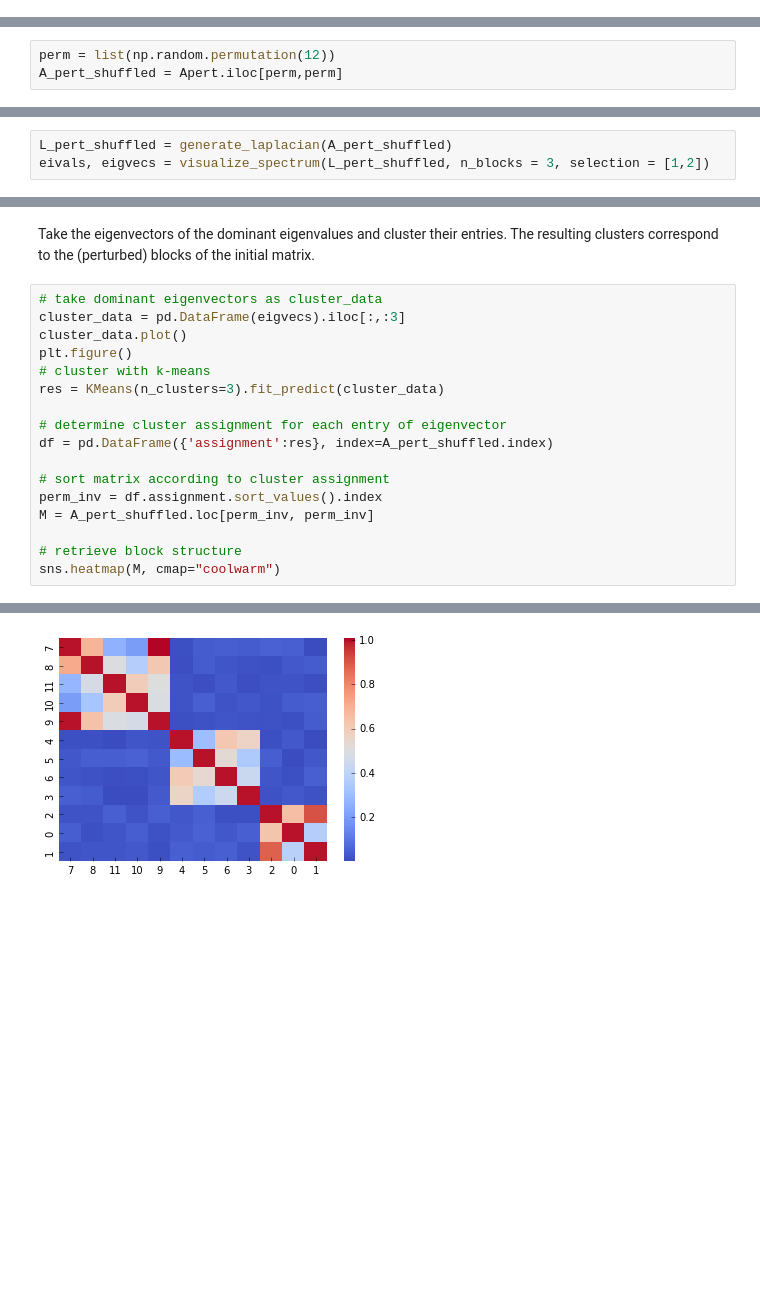
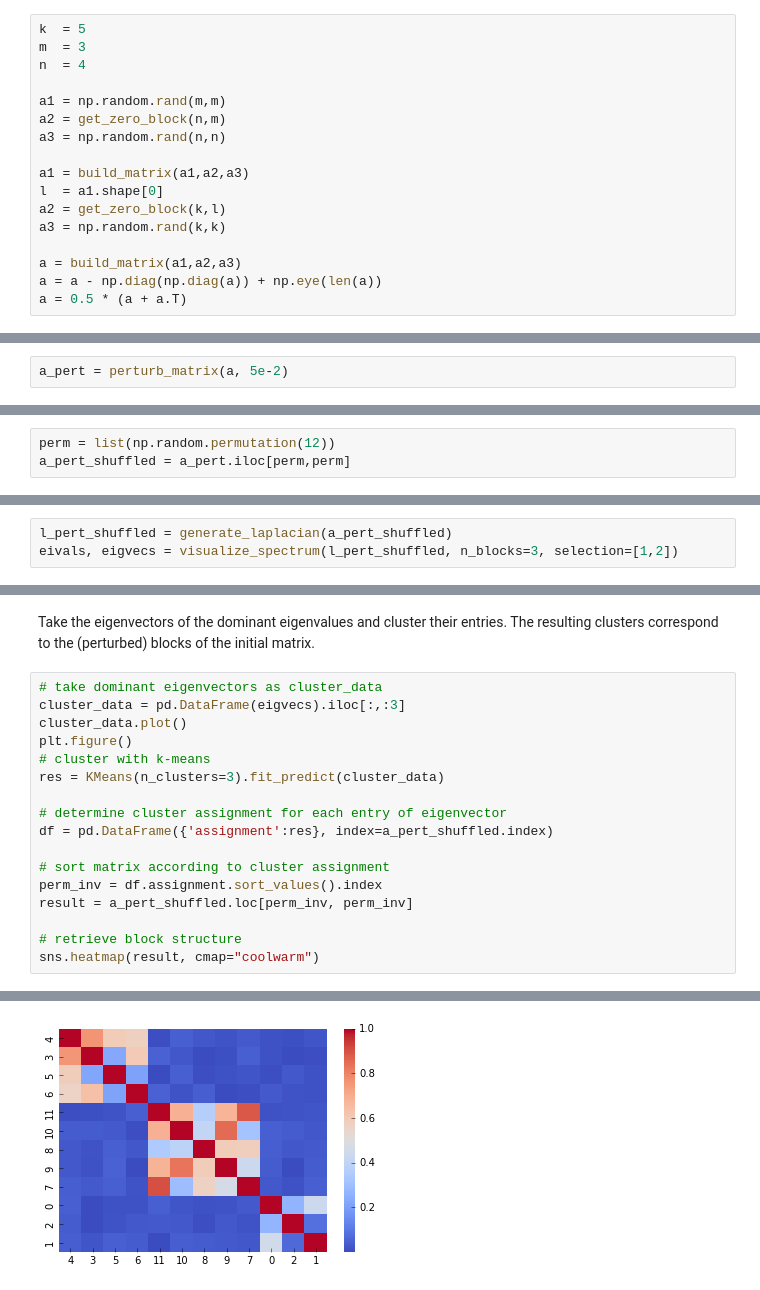
Before and after one commit to metterlein/spectral_clustering, a Jupyter notebook: notebooks/Toy Example.ipynb, the cells around one changed output, grey strips where cells are left out. Drawn from its saved outputs; the diff is of its cells as text; blank space fills up the shorter version.

```diff
--- a/notebooks/Toy Example.ipynb
+++ b/notebooks/Toy Example.ipynb
@@ -111,3 +59,20 @@ A
+# %%
+k  = 5
+m  = 3
+n  = 4
+
+a1 = np.random.rand(m,m)
+a2 = get_zero_block(n,m)
+a3 = np.random.rand(n,n)
+
+a1 = build_matrix(a1,a2,a3)
+l  = a1.shape[0]
+a2 = get_zero_block(k,l)
+a3 = np.random.rand(k,k)
+
+a = build_matrix(a1,a2,a3)
+a = a - np.diag(np.diag(a)) + np.eye(len(a))
+a = 0.5 * (a + a.T)
 # %% [markdown]
 ### visualisation of off-block entries
 # %%
@@ -140,3 +109,5 @@ Apert = perturbMatrix(A, 5e-2)
+# %%
+a_pert = perturb_matrix(a, 5e-2)
 # %% [markdown]
 Now we take a perturbed block matrix into investigation. The dominant eigenvalues are almost piecewise constant and the second and third largest eigenvalues are close to $0$.
 # %%
@@ -156,6 +127,6 @@ eigvals,eigvecs = visualize_spectrum(Apert, n_blocks = 3, selection = [1,2])
 ### Permutation of A
 # %%
 perm = list(np.random.permutation(12))
-A_pert_shuffled = Apert.iloc[perm,perm]
+a_pert_shuffled = a_pert.iloc[perm,perm]
 # %%
 plt.figure(figsize=(20,10))
@@ -166,6 +137,6 @@ sns.heatmap(A_pert_shuffled, annot=True, cmap="coolwarm")
 # %% [markdown]
 After permutation A has lost its block structure. Eigenvalues and Eigenvectors are invariant under permutation but its entries are permuted as well.
 # %%
-L_pert_shuffled = generate_laplacian(A_pert_shuffled)
-eivals, eigvecs = visualize_spectrum(L_pert_shuffled, n_blocks = 3, selection = [1,2])
+l_pert_shuffled = generate_laplacian(a_pert_shuffled)
+eivals, eigvecs = visualize_spectrum(l_pert_shuffled, n_blocks=3, selection=[1,2])
 # %% [output]
@@ -185,13 +156,13 @@ plt.figure()
 res = KMeans(n_clusters=3).fit_predict(cluster_data)
 
 # determine cluster assignment for each entry of eigenvector
-df = pd.DataFrame({'assignment':res}, index=A_pert_shuffled.index)
+df = pd.DataFrame({'assignment':res}, index=a_pert_shuffled.index)
 
 # sort matrix according to cluster assignment
 perm_inv = df.assignment.sort_values().index
-M = A_pert_shuffled.loc[perm_inv, perm_inv]
+result = a_pert_shuffled.loc[perm_inv, perm_inv]
 
 # retrieve block structure
-sns.heatmap(M, cmap="coolwarm")
+sns.heatmap(result, cmap="coolwarm")
 # %% [output]
 <matplotlib.axes._subplots.AxesSubplot at 0x...>
@@ -199 +170 @@ sns.heatmap(M, cmap="coolwarm")
-[figure, old version]
+[figure, new version]
```
Also changed, not shown: parts of 18 cells of this notebook, 1 other file.
